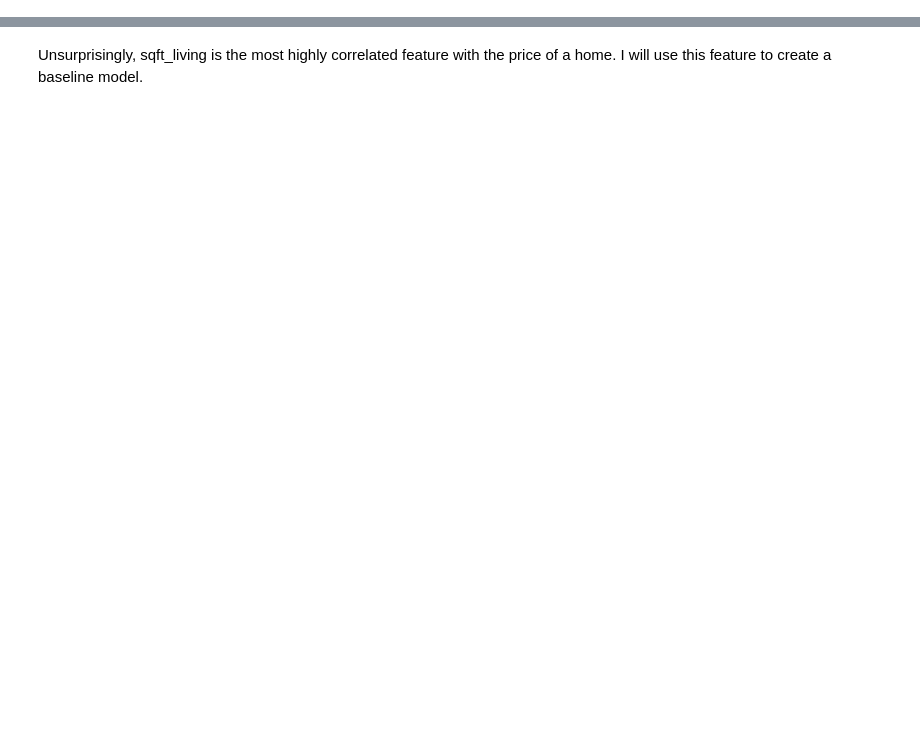
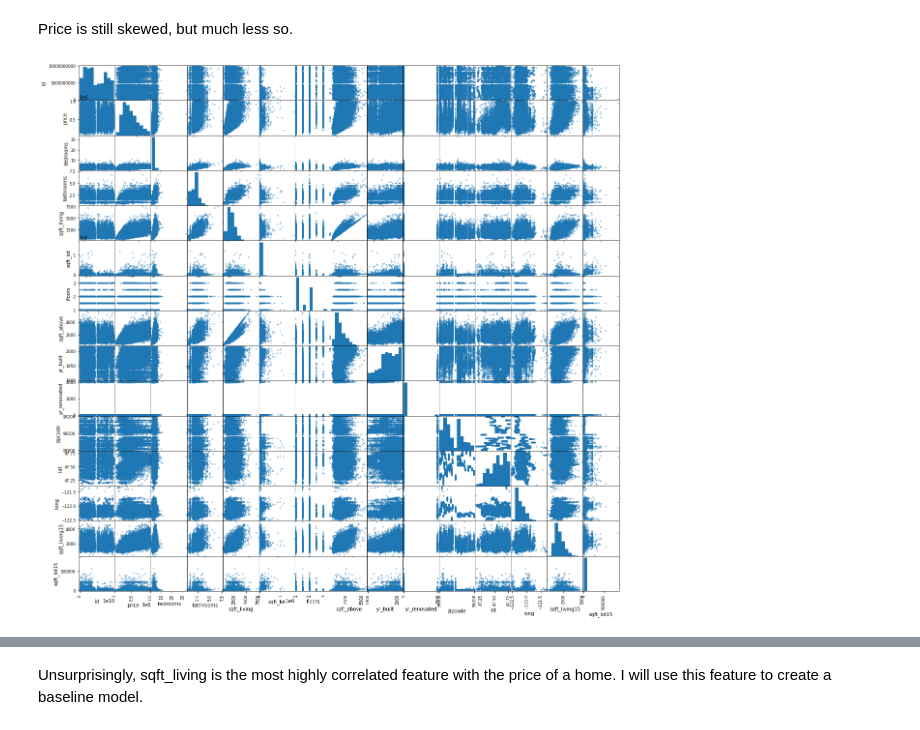
Before and after one commit to ran0027/dsc-phase2-project, a Jupyter notebook: analysis.ipynb, the cells around one changed output, grey strips where cells are left out. Drawn from its saved outputs; the diff is of its cells as text; code cells hidden in the pictures; blank space fills up the shorter version.

```diff
--- a/analysis.ipynb
+++ b/analysis.ipynb
@@ -217,0 +68,6 @@ data.head()
+# %% [markdown]
+Price is still skewed, but much less so.
+# %%
+pd.plotting.scatter_matrix(data, figsize=(20,20));
+# %% [output]
+[figure, added]
```
Also changed, not shown: parts of 147 cells of this notebook.
